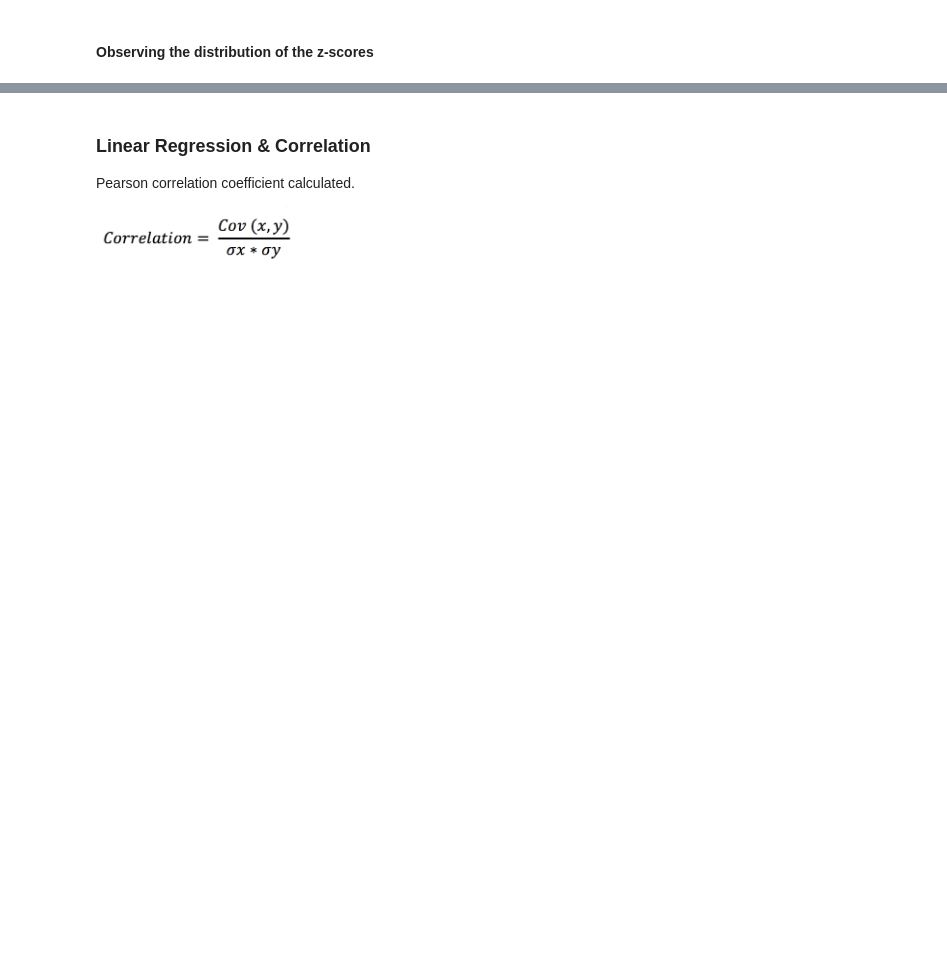
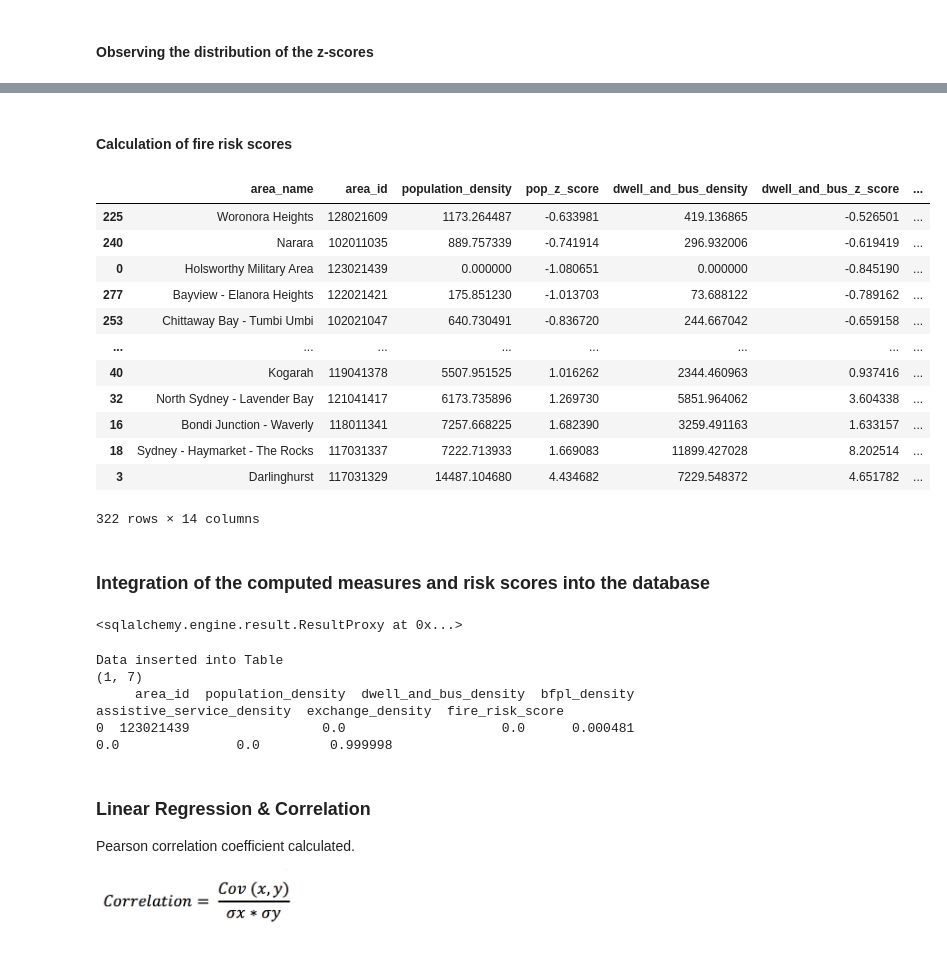
Before and after one commit to ew92/data2001_project, a Jupyter notebook: main.ipynb, the cells around one changed output, grey strips where cells are left out. Drawn from its saved outputs; the diff is of its cells as text; code cells hidden in the pictures; blank space fills up the shorter version.

```diff
--- a/main.ipynb
+++ b/main.ipynb
@@ -962,3 +983,66 @@ $$fire_risk = S(z(population_density)+z(dwelling_&_business_density)+z(bfpl_dens
+# %% [markdown]
+#### Calculation of fire risk scores
+# %%
+# Nominated coefficients to address confounding variable of population and the relative importance of BFPL
+# 0.1(population_density)
+# 0.1(dwelling_&_business_density)
+# 3(bfpl_density)
+# 0.5(assistive_service_density)
+# 0.5(exchange_density)
+
+fire_risk_df['untransformed'] = 0.1*(fire_risk_df['pop_z_score']) + 0.1*(fire_risk_df['dwell_and_bus_z_score']) + 3*(fire_risk_df['bf_z_score']) - 0.5*(fire_risk_df['asst_z_score']) - 0.5*(fire_risk_df['exch_z_score'])
+fire_risk_df['fire_risk_score'] = fire_risk_df['untransformed'].apply(lambda x: sigmoid(x))
+fire_risk_df.sort_values(by='fire_risk_score',ascending=False)
+# %% [output]
+|  | area_name | area_id | population_density | pop_z_score | dwell_and_bus_density | dwell_and_bus_z_score | ... |
+| 225 | Woronora Heights | 128021609 | 1173.264487 | -0.633981 | 419.136865 | -0.526501 | ... |
+| 240 | Narara | 102011035 | 889.757339 | -0.741914 | 296.932006 | -0.619419 | ... |
+| 0 | Holsworthy Military Area | 123021439 | 0.000000 | -1.080651 | 0.000000 | -0.845190 | ... |
+| 277 | Bayview - Elanora Heights | 122021421 | 175.851230 | -1.013703 | 73.688122 | -0.789162 | ... |
+| 253 | Chittaway Bay - Tumbi Umbi | 102021047 | 640.730491 | -0.836720 | 244.667042 | -0.659158 | ... |
+| ... | ... | ... | ... | ... | ... | ... | ... |
+| 40 | Kogarah | 119041378 | 5507.951525 | 1.016262 | 2344.460963 | 0.937416 | ... |
+| 32 | North Sydney - Lavender Bay | 121041417 | 6173.735896 | 1.269730 | 5851.964062 | 3.604338 | ... |
+| 16 | Bondi Junction - Waverly | 118011341 | 7257.668225 | 1.682390 | 3259.491163 | 1.633157 | ... |
+| 18 | Sydney - Haymarket - The Rocks | 117031337 | 7222.713933 | 1.669083 | 11899.427028 | 8.202514 | ... |
+| 3 | Darlinghurst | 117031329 | 14487.104680 | 4.434682 | 7229.548372 | 4.651782 | ... |
+322 rows × 14 columns
+# %% [markdown]
+### Integration of the computed measures and risk scores into the database
+# %%
+# Reduce the dataframe to: measures and risk score and normalised design (no 'area_name')
+fire_risk_df = fire_risk_df.drop(columns=['area_name','pop_z_score','dwell_and_bus_z_score','bf_z_score','asst_z_score','exch_z_score','untransformed'])
+
+# Table creation query
+conn.execute("DROP TABLE IF EXISTS fire_risk")
+
+score_create = '''CREATE TABLE fire_risk (
+                     area_id VARCHAR NOT NULL,
+                     population_density FLOAT NOT NULL,
+                     dwell_and_bus_density FLOAT NOT NULL,
+                     bfpl_density FLOAT NOT NULL,
+                     assistive_service_density FLOAT NOT NULL,
+                     exchange_density FLOAT NOT NULL,
+                     fire_risk_score FLOAT NOT NULL,
+                     CONSTRAINT fire_risk_pkey PRIMARY KEY (area_id),
+                     CONSTRAINT fire_risk_fkey1 FOREIGN KEY(area_id) REFERENCES statisticalareas(area_id)
+                     )'''
+
+conn.execute(score_create)
+# %% [output]
+<sqlalchemy.engine.result.ResultProxy at 0x...>
+# %%
+fire_risk_df.to_sql('fire_risk', con = conn, if_exists = 'append', index=False)
+print('Data inserted into Table')
+
+# Check table
+a_response, a_df = pgquery(conn, """SELECT * FROM fire_risk
+LIMIT 1;""")
+# %% [output]
+Data inserted into Table
+(1, 7)
+     area_id  population_density  dwell_and_bus_density  bfpl_density  assistive_service_density  exchange_density  fire_risk_score
+0  123021439                 0.0                    0.0      0.000481                        0.0               0.0         0.999998
 # %% [markdown]
 ### Linear Regression & Correlation
 
```
Also changed, not shown: parts of 106 cells of this notebook.
